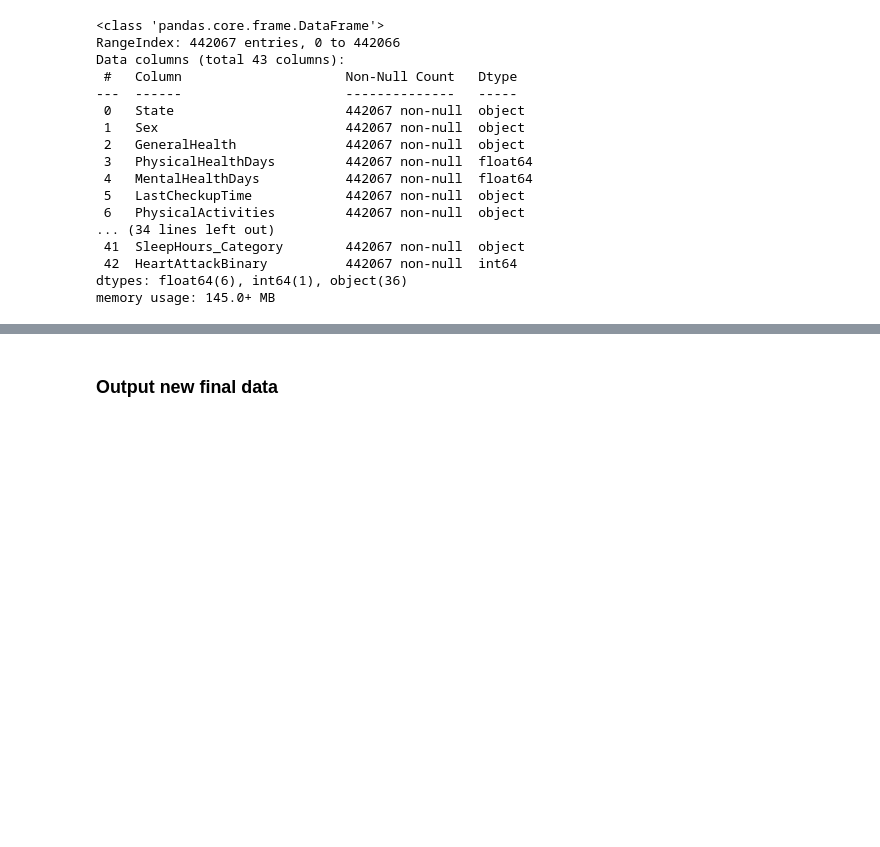
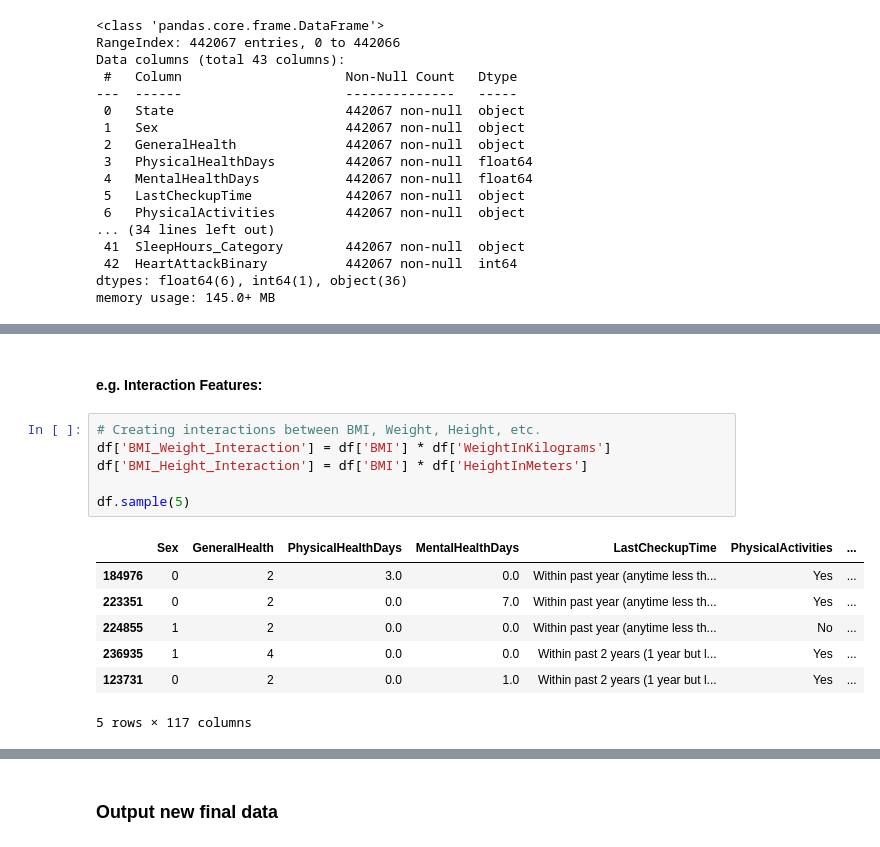
Before and after one commit to MaxChiu1122/ML-Project-with-Cathay-Life, a Jupyter notebook: notebooks/02_feature_engineering.ipynb, the cells around one changed output, grey strips where cells are left out. Saved outputs shown, nothing was run; the diff lists cells and outputs as text; blank space fills up the shorter version.

```diff
--- a/notebooks/02_feature_engineering.ipynb
+++ b/notebooks/02_feature_engineering.ipynb
@@ -94,0 +107,16 @@ df.sample(5)
+# %% [markdown]
+####  e.g. Interaction Features:
+# %%
+# Creating interactions between BMI, Weight, Height, etc.
+df['BMI_Weight_Interaction'] = df['BMI'] * df['WeightInKilograms']
+df['BMI_Height_Interaction'] = df['BMI'] * df['HeightInMeters']
+
+df.sample(5)
+# %% [output]
+|  | Sex | GeneralHealth | PhysicalHealthDays | MentalHealthDays | LastCheckupTime | PhysicalActivities | ... |
+| 184976 | 0 | 2 | 3.0 | 0.0 | Within past year (anytime less th... | Yes | ... |
+| 223351 | 0 | 2 | 0.0 | 7.0 | Within past year (anytime less th... | Yes | ... |
+| 224855 | 1 | 2 | 0.0 | 0.0 | Within past year (anytime less th... | No | ... |
+| 236935 | 1 | 4 | 0.0 | 0.0 | Within past 2 years (1 year but l... | Yes | ... |
+| 123731 | 0 | 2 | 0.0 | 1.0 | Within past 2 years (1 year but l... | Yes | ... |
+5 rows × 117 columns
```
Also changed, not shown: parts of 16 cells of this notebook, 4 other files.
